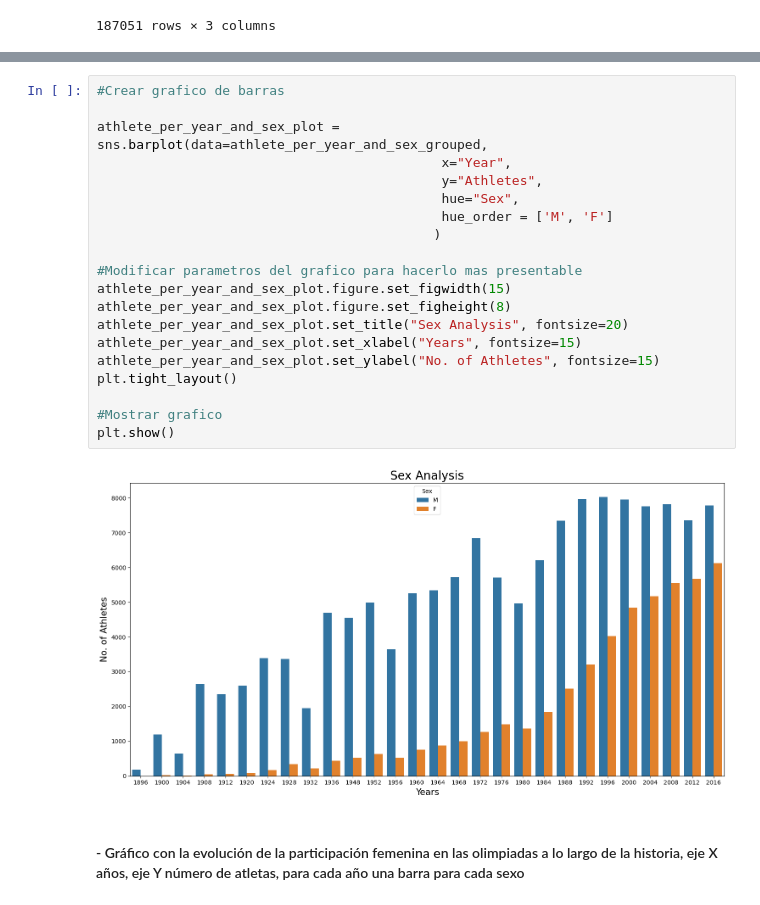
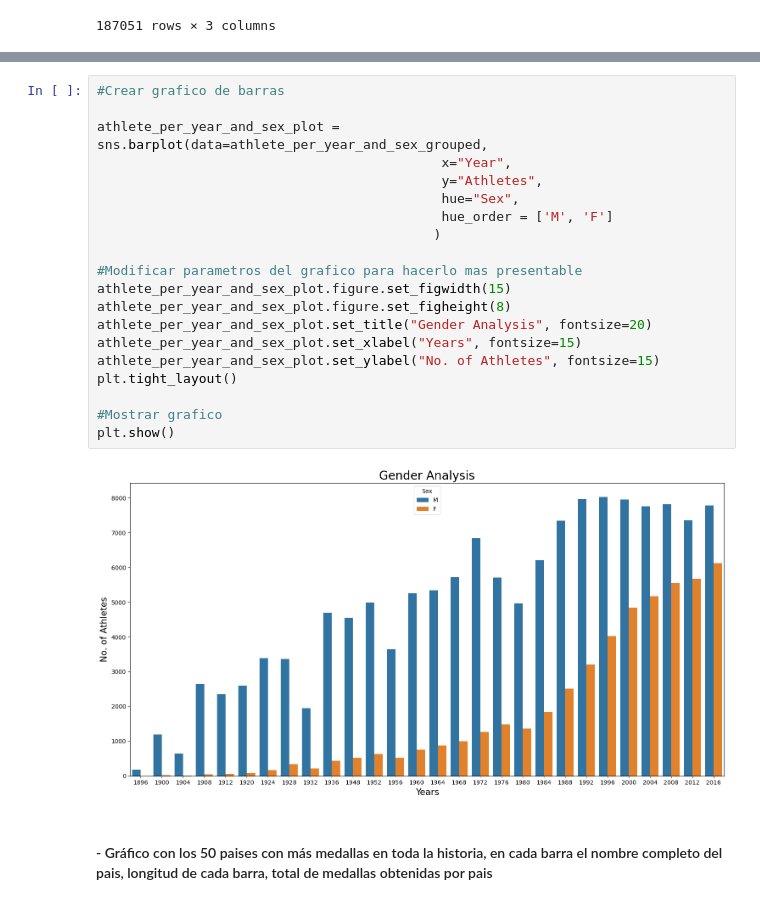
Before and after one commit to jmejiasb/viu_act2, a Jupyter notebook: 04EPPY_Act02(1).ipynb, the cells around one changed output, grey strips where cells are left out. Drawn from its saved outputs; the diff is of its cells as text.

Commit message:
Finish plots, start cleaning data for ml model

```diff
--- a/04EPPY_Act02(1).ipynb
+++ b/04EPPY_Act02(1).ipynb
@@ -227,24 +230,24 @@ athlete_per_year_and_sex_grouped.sample(5)
 # %%
 #Crear grafico de barras
 
 athlete_per_year_and_sex_plot = sns.barplot(data=athlete_per_year_and_sex_grouped,
                                             x="Year",
                                             y="Athletes",
                                             hue="Sex",
                                             hue_order = ['M', 'F']
                                            )
 
 #Modificar parametros del grafico para hacerlo mas presentable
 athlete_per_year_and_sex_plot.figure.set_figwidth(15)
 athlete_per_year_and_sex_plot.figure.set_figheight(8)
-athlete_per_year_and_sex_plot.set_title("Sex Analysis", fontsize=20)
+athlete_per_year_and_sex_plot.set_title("Gender Analysis", fontsize=20)
 athlete_per_year_and_sex_plot.set_xlabel("Years", fontsize=15)
 athlete_per_year_and_sex_plot.set_ylabel("No. of Athletes", fontsize=15)
 plt.tight_layout()
 
 #Mostrar grafico
 plt.show()
 # %% [output]
-[figure, old version]
+[figure, new version]
 # %% [markdown]
-#### - Gráfico con la evolución de la participación femenina en las olimpiadas a lo largo de la historia, eje X años, eje Y número de atletas, para cada año una barra para cada sexo
+#### - Gráfico con los 50 paises con más medallas en toda la historia, en cada barra el nombre completo del pais, longitud de cada barra, total de medallas obtenidas por pais
```
Also changed, not shown: parts of 24 cells of this notebook.
